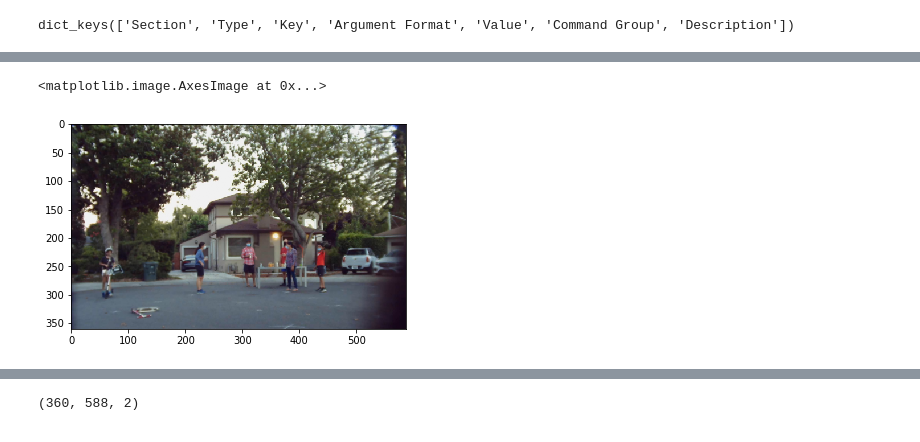
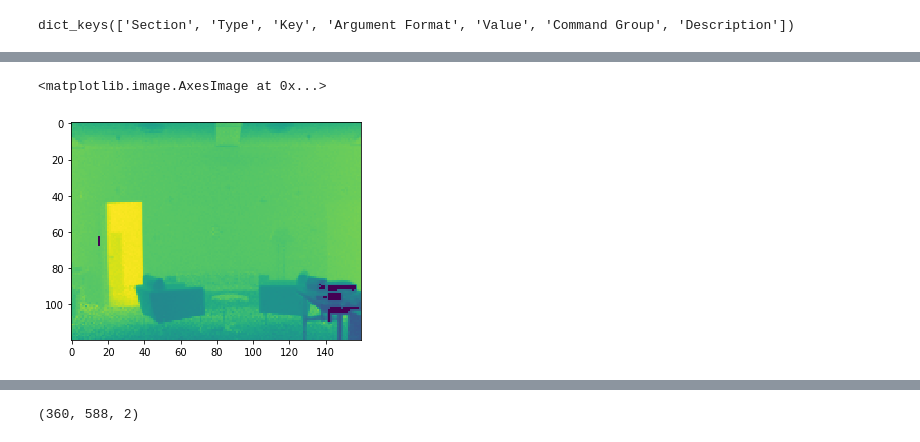
Before and after one commit to rsinghoyla/oyla_init_dev, a Jupyter notebook: Testing_Raghav/latest-Copy1.ipynb, the cells around one changed output, grey strips where cells are left out. Cells and saved outputs as stored; diff of their text form; code cells hidden in the pictures.

```diff
--- a/Testing_Raghav/latest-Copy1.ipynb
+++ b/Testing_Raghav/latest-Copy1.ipynb
@@ -24,7 +24,7 @@ import matplotlib.pyplot as plt
 from oyla.utils import *
 from oyla.mvc.utils import *
 # %%
-dir_path='/Volumes/Samsung_T5/Backup//Oyla/02 Technical/'+'10 Data/44x33/oyla_1_camera_v2/SocDist2_data_August_21_19_53_47//'
+dir_path='/Volumes/Samsung_T5/Backup//Oyla/02 Technical/'+'10 Data/44x33/oyla_1_camera_v2/Office_indoors_March_10_11_02_09//'
 # %%
 input_data_folder_name =  dir_path
 csv_file = input_data_folder_name+'/parameters.csv'
@@ -55,7 +55,7 @@ filter_params['edge_detection'] = 0
 # %%
 index = np.random.randint(0,300)
 #index = 0
-index = 200
+index = 20
 print(index)
 pcd = o3d.io.read_point_cloud(os.path.join(dir_path,'kitti/')+'/3d/oyla_'+str(index).zfill(4)+'.xyz',format='xyz')
 pcd_f = o3d.io.read_point_cloud(os.path.join(dir_path,'kitti/')+'/3d/oyla_'+str(index+1).zfill(4)+'.xyz',format='xyz')
@@ -100,0 +132,6 @@ plt.axis('off')
+# %%
+D= scipy.io.loadmat('/Volumes/Samsung_T5/Oyla Dropbox/Oyla_Data/10 Data/Divya/Calibration Oct 11/still_data_October_11_14_48_57/phase_ampl_mat/oyla_0484.mat')
+# %%
+_phase = D['data'][0][2][0][0][:,:,0].astype('float')
+_phase[_phase>30000] = 0
+plt.hist(_phase.reshape(-1),100)
@@ -101,5 +184,5 @@ plt.axis('off')
 # %%
-plt.imshow(rgb)
+plt.imshow(np.rot90(_phase))
 # %% [output]
 <matplotlib.image.AxesImage at 0x...>
-[figure, old version]
+[figure, new version]
```
Also changed, not shown: parts of 11 cells of this notebook, 5 other files.
